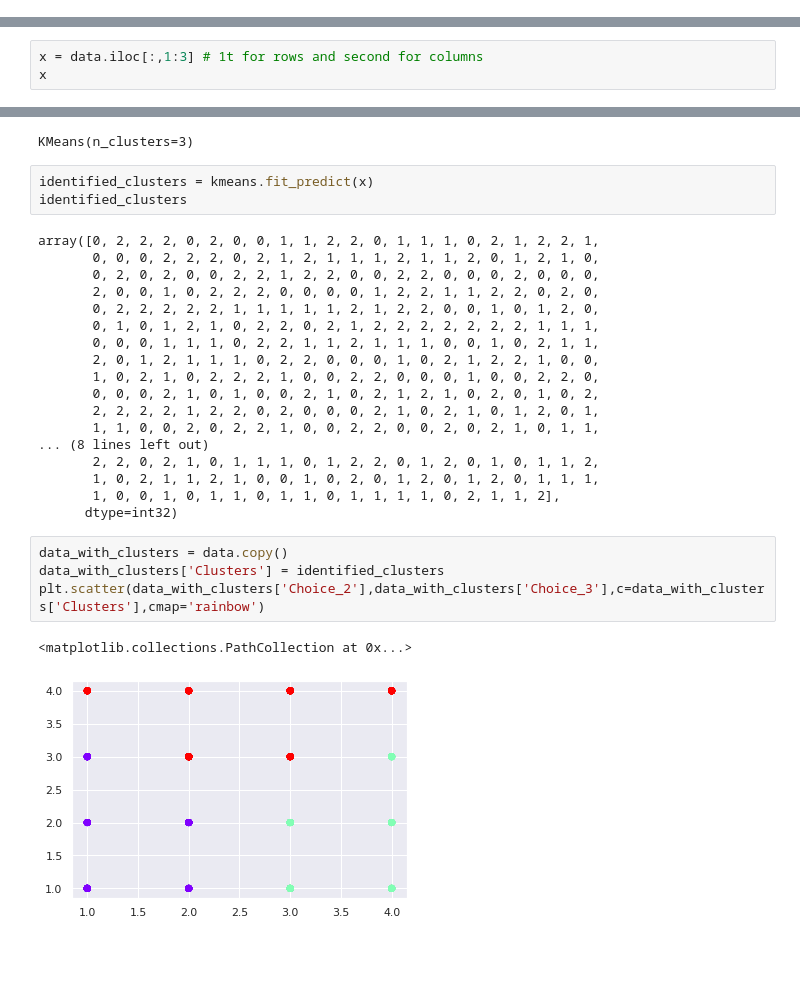
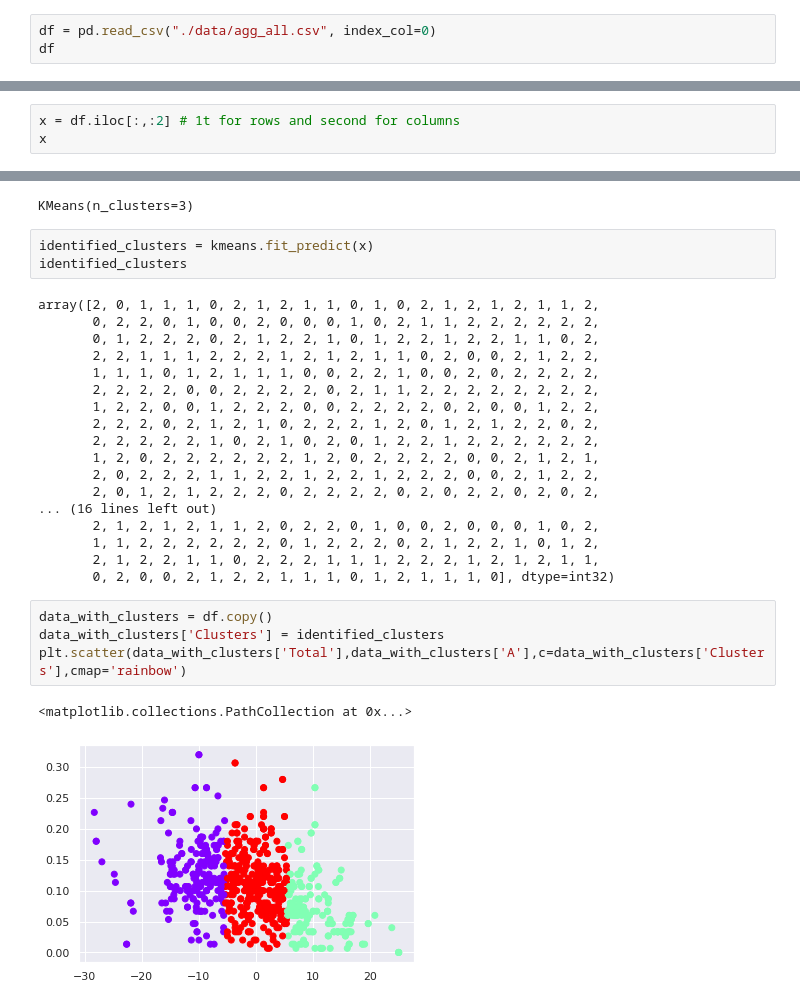
Before and after one commit to mcauleyc/CA4015_Assignment_1, a Jupyter notebook: Book/_build/html/_sources/clustering.ipynb, the cells around one changed output, grey strips where cells are left out. Saved outputs shown, nothing was run; the diff lists cells and outputs as text; blank space fills up the shorter version.

Commit message:
updated processing and clustering files

```diff
--- a/Book/_build/html/_sources/clustering.ipynb
+++ b/Book/_build/html/_sources/clustering.ipynb
@@ -43,0 +11,3 @@ loss
+# %%
+df = pd.read_csv("./data/agg_all.csv", index_col=0)
+df
@@ -51,4 +66,4 @@ plt.show()
 # %%
-x = data.iloc[:,1:3] # 1t for rows and second for columns
+x = df.iloc[:,:2] # 1t for rows and second for columns
 x
 # %% [output]
@@ -74,27 +89,27 @@ KMeans(n_clusters=3)
 identified_clusters = kmeans.fit_predict(x)
 identified_clusters
 # %% [output]
-array([0, 2, 2, 2, 0, 2, 0, 0, 1, 1, 2, 2, 0, 1, 1, 1, 0, 2, 1, 2, 2, 1,
-       0, 0, 0, 2, 2, 2, 0, 2, 1, 2, 1, 1, 1, 2, 1, 1, 2, 0, 1, 2, 1, 0,
-       0, 2, 0, 2, 0, 0, 2, 2, 1, 2, 2, 0, 0, 2, 2, 0, 0, 0, 2, 0, 0, 0,
-       2, 0, 0, 1, 0, 2, 2, 2, 0, 0, 0, 0, 1, 2, 2, 1, 1, 2, 2, 0, 2, 0,
-       0, 2, 2, 2, 2, 2, 1, 1, 1, 1, 1, 2, 1, 2, 2, 0, 0, 1, 0, 1, 2, 0,
-       0, 1, 0, 1, 2, 1, 0, 2, 2, 0, 2, 1, 2, 2, 2, 2, 2, 2, 2, 1, 1, 1,
-       0, 0, 0, 1, 1, 1, 0, 2, 2, 1, 1, 2, 1, 1, 1, 0, 0, 1, 0, 2, 1, 1,
-       2, 0, 1, 2, 1, 1, 1, 0, 2, 2, 0, 0, 0, 1, 0, 2, 1, 2, 2, 1, 0, 0,
-       1, 0, 2, 1, 0, 2, 2, 2, 1, 0, 0, 2, 2, 0, 0, 0, 1, 0, 0, 2, 2, 0,
-       0, 0, 0, 2, 1, 0, 1, 0, 0, 2, 1, 0, 2, 1, 2, 1, 0, 2, 0, 1, 0, 2,
-       2, 2, 2, 2, 1, 2, 2, 0, 2, 0, 0, 0, 2, 1, 0, 2, 1, 0, 1, 2, 0, 1,
-       1, 1, 0, 0, 2, 0, 2, 2, 1, 0, 0, 2, 2, 0, 0, 2, 0, 2, 1, 0, 1, 1,
-... (8 lines left out)
-       2, 2, 0, 2, 1, 0, 1, 1, 1, 0, 1, 2, 2, 0, 1, 2, 0, 1, 0, 1, 1, 2,
-       1, 0, 2, 1, 1, 2, 1, 0, 0, 1, 0, 2, 0, 1, 2, 0, 1, 2, 0, 1, 1, 1,
-       1, 0, 0, 1, 0, 1, 1, 0, 1, 1, 0, 1, 1, 1, 1, 0, 2, 1, 1, 2],
-      dtype=int32)
+array([2, 0, 1, 1, 1, 0, 2, 1, 2, 1, 1, 0, 1, 0, 2, 1, 2, 1, 2, 1, 1, 2,
+       0, 2, 2, 0, 1, 0, 0, 2, 0, 0, 0, 1, 0, 2, 1, 1, 2, 2, 2, 2, 2, 2,
+       0, 1, 2, 2, 2, 0, 2, 1, 2, 2, 1, 0, 1, 2, 2, 1, 2, 2, 1, 1, 0, 2,
+       2, 2, 1, 1, 1, 2, 2, 2, 1, 2, 1, 2, 1, 1, 0, 2, 0, 0, 2, 1, 2, 2,
+       1, 1, 1, 0, 1, 2, 1, 1, 1, 0, 0, 2, 2, 1, 0, 0, 2, 0, 2, 2, 2, 2,
+       2, 2, 2, 2, 0, 0, 2, 2, 2, 2, 0, 2, 1, 1, 2, 2, 2, 2, 2, 2, 2, 2,
+       1, 2, 2, 0, 0, 1, 2, 2, 2, 0, 0, 2, 2, 2, 2, 0, 2, 0, 0, 1, 2, 2,
+       2, 2, 2, 0, 2, 1, 2, 1, 0, 2, 2, 2, 1, 2, 0, 1, 2, 1, 2, 2, 0, 2,
+       2, 2, 2, 2, 2, 1, 0, 2, 1, 0, 2, 0, 1, 2, 2, 1, 2, 2, 2, 2, 2, 2,
+       1, 2, 0, 2, 2, 2, 2, 2, 2, 1, 2, 0, 2, 2, 2, 2, 0, 0, 2, 1, 2, 1,
+       2, 0, 2, 2, 2, 1, 1, 2, 2, 1, 2, 2, 1, 2, 2, 2, 0, 0, 2, 1, 2, 2,
+       2, 0, 1, 2, 1, 2, 2, 2, 0, 2, 2, 2, 2, 0, 2, 0, 2, 2, 0, 2, 0, 2,
+... (16 lines left out)
+       2, 1, 2, 1, 2, 1, 1, 2, 0, 2, 2, 0, 1, 0, 0, 2, 0, 0, 0, 1, 0, 2,
+       1, 1, 2, 2, 2, 2, 2, 2, 0, 1, 2, 2, 2, 0, 2, 1, 2, 2, 1, 0, 1, 2,
+       2, 1, 2, 2, 1, 1, 0, 2, 2, 2, 1, 1, 1, 2, 2, 2, 1, 2, 1, 2, 1, 1,
+       0, 2, 0, 0, 2, 1, 2, 2, 1, 1, 1, 0, 1, 2, 1, 1, 1, 0], dtype=int32)
 # %%
-data_with_clusters = data.copy()
+data_with_clusters = df.copy()
 data_with_clusters['Clusters'] = identified_clusters
-plt.scatter(data_with_clusters['Choice_2'],data_with_clusters['Choice_3'],c=data_with_clusters['Clusters'],cmap='rainbow')
+plt.scatter(data_with_clusters['Total'],data_with_clusters['A'],c=data_with_clusters['Clusters'],cmap='rainbow')
 # %% [output]
 <matplotlib.collections.PathCollection at 0x...>
-[figure, old version]
+[figure, new version]
```
Also changed, not shown: parts of 14 cells of this notebook, 44 other files.
